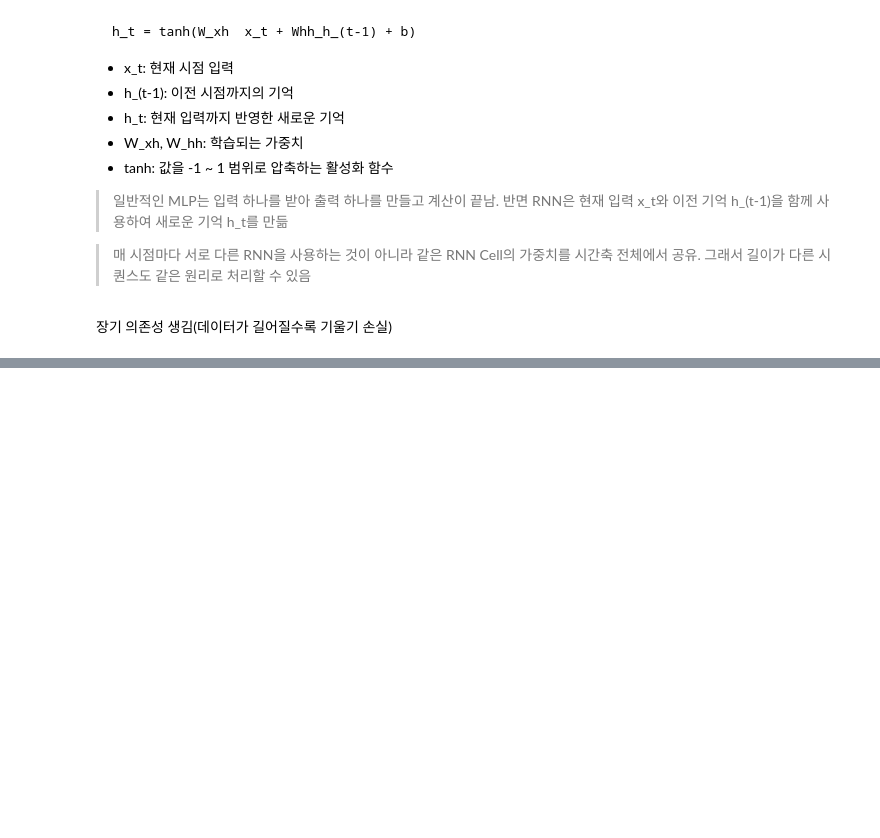
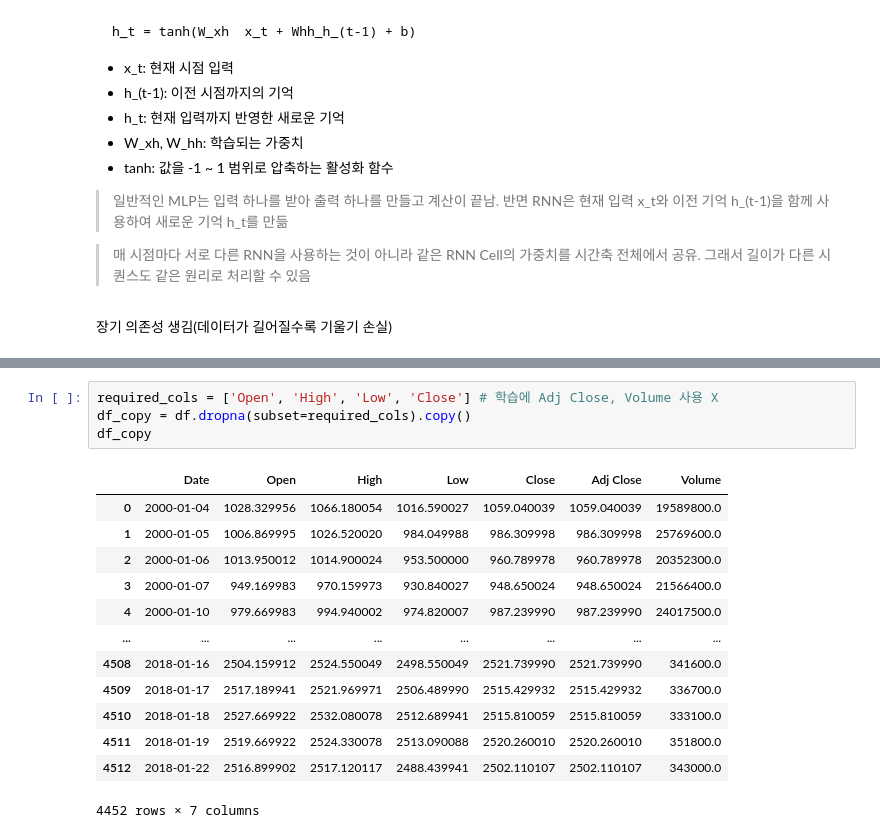
Before and after one commit to kjalh/12_NLP, a Jupyter notebook: 02_RNN.ipynb, the cells around one changed output, grey strips where cells are left out. Cells and saved outputs as stored; diff of their text form; blank space fills up the shorter version.

```diff
--- a/02_RNN.ipynb
+++ b/02_RNN.ipynb
@@ -47,0 +186,18 @@ h_t = tanh(W_xh  x_t + Whh_h_(t-1) + b)
+# %%
+required_cols = ['Open', 'High', 'Low', 'Close'] # 학습에 Adj Close, Volume 사용 X
+df_copy = df.dropna(subset=required_cols).copy()
+df_copy
+# %% [output]
+|  | Date | Open | High | Low | Close | Adj Close | Volume |
+| 0 | 2000-01-04 | 1028.329956 | 1066.180054 | 1016.590027 | 1059.040039 | 1059.040039 | 19589800.0 |
+| 1 | 2000-01-05 | 1006.869995 | 1026.520020 | 984.049988 | 986.309998 | 986.309998 | 25769600.0 |
+| 2 | 2000-01-06 | 1013.950012 | 1014.900024 | 953.500000 | 960.789978 | 960.789978 | 20352300.0 |
+| 3 | 2000-01-07 | 949.169983 | 970.159973 | 930.840027 | 948.650024 | 948.650024 | 21566400.0 |
+| 4 | 2000-01-10 | 979.669983 | 994.940002 | 974.820007 | 987.239990 | 987.239990 | 24017500.0 |
+| ... | ... | ... | ... | ... | ... | ... | ... |
+| 4508 | 2018-01-16 | 2504.159912 | 2524.550049 | 2498.550049 | 2521.739990 | 2521.739990 | 341600.0 |
+| 4509 | 2018-01-17 | 2517.189941 | 2521.969971 | 2506.489990 | 2515.429932 | 2515.429932 | 336700.0 |
+| 4510 | 2018-01-18 | 2527.669922 | 2532.080078 | 2512.689941 | 2515.810059 | 2515.810059 | 333100.0 |
+| 4511 | 2018-01-19 | 2519.669922 | 2524.330078 | 2513.090088 | 2520.260010 | 2520.260010 | 351800.0 |
+| 4512 | 2018-01-22 | 2516.899902 | 2517.120117 | 2488.439941 | 2502.110107 | 2502.110107 | 343000.0 |
+4452 rows × 7 columns
```
Also changed, not shown: parts of 23 cells of this notebook.
